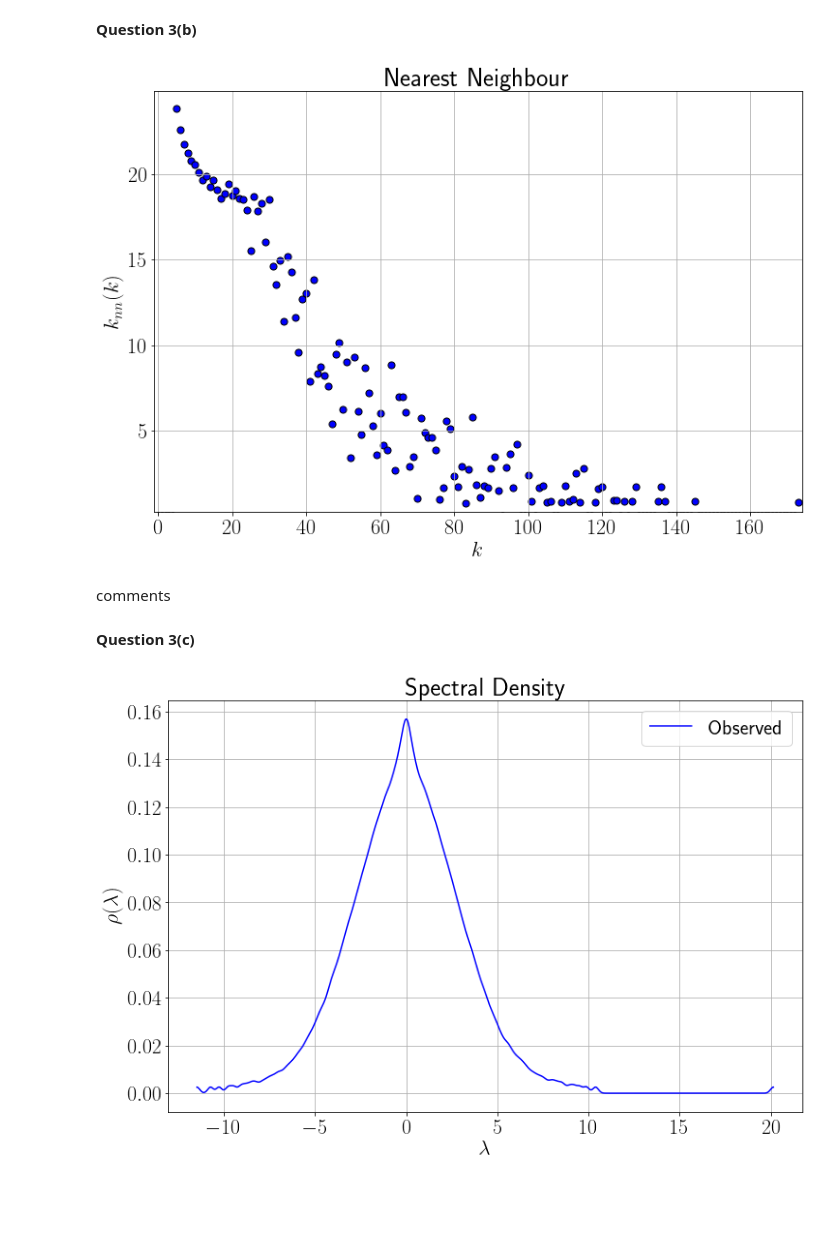
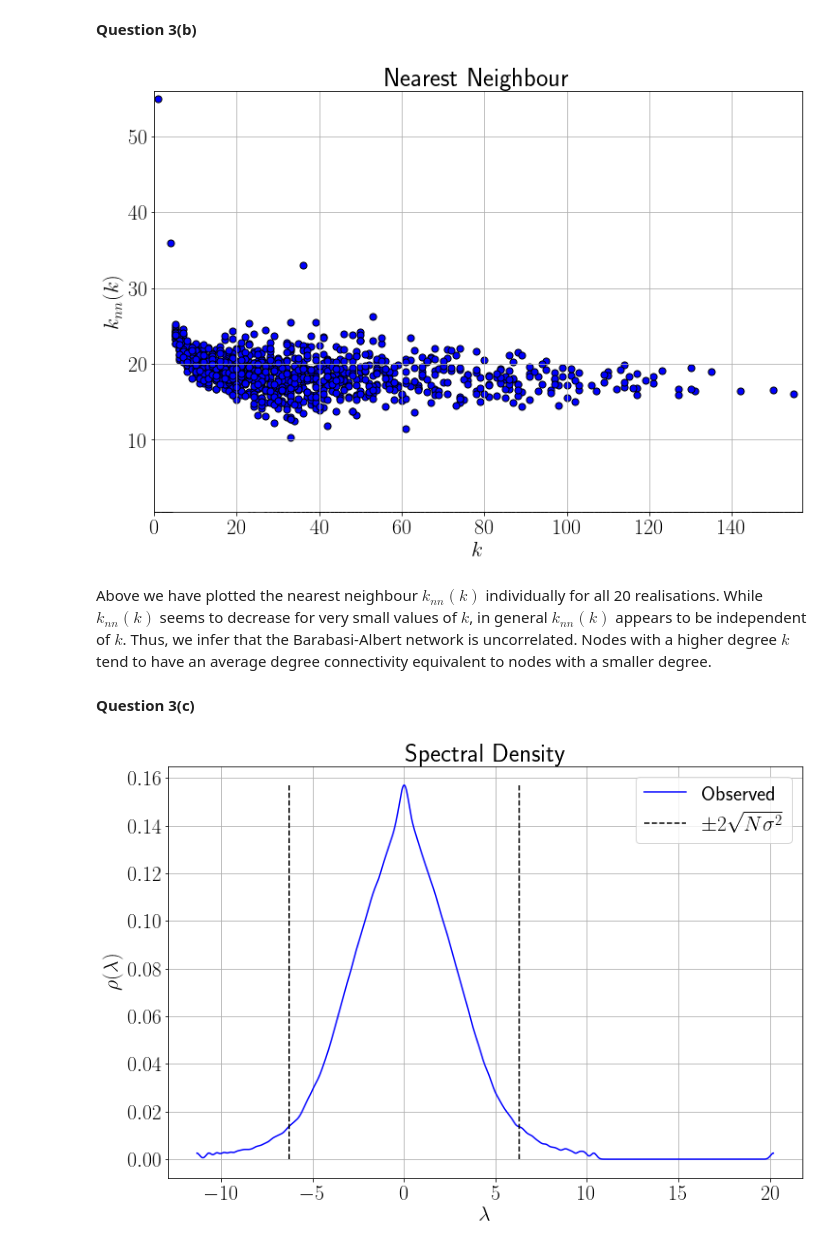
Before and after one commit to ndoyle815/MA933, a Jupyter notebook: MA933_assignment3_2260253.ipynb, the cells around one changed output. Cells and saved outputs as stored; diff of their text form; code cells hidden in the pictures; blank space fills up the shorter version.

```diff
--- a/MA933_assignment3_2260253.ipynb
+++ b/MA933_assignment3_2260253.ipynb
@@ -302,8 +388,9 @@ for z in zs:
     #plot the density
     lambs = np.linspace(avg_evals[j,:].min(), avg_evals[j,:].max(), N)
     plt.plot(lambs, spectral_density(lambs), color=cols[j])
+    # support interval
     plt.vlines([-2*np.sqrt(N*p*(1-p)), +2*np.sqrt(N*p*(1-p))], 0, spectral_density(lambs).max(),
-               color='k', linestyle='dashed')    # support interval
+               color='k', linestyle='dashed', label='$\pm 2 \sqrt{N p(1-p)}$')
 
     plt.xlabel('$\lambda$')
     plt.ylabel('$\\rho(\lambda)$')
@@ -387,0 +462,4 @@ def nearestneighbour(G):
+# %%
+# testing
+G = nx.barabasi_albert_graph(1000, 5)
+nearestneighbour(G)
@@ -397,11 +493,14 @@ degdist = np.zeros(N)     # 20 realisations
 degdist1 = np.zeros(N)    # first realisation only
 
 # nearest neighbour
-knnavg = np.zeros(N)    # 20 realisations
+knn = np.zeros((realisations,N))    # stores nearest neighbour for each realisation
 
 # eigenvalues and their average
 E = np.zeros((realisations,N))
 avg_evals = np.zeros(N)
+
+# variance of adjacency matrix
+var = 0
 
 for r in range(realisations):
     # initialization is a graph with with m nodes and no edges.
@@ -411,8 +510,9 @@ for r in range(realisations):
         degdist1 = degree_distribution(G)[1]
 
     # nearest neighbour
-    knn = nearestneighbour(G)
-    knnavg[:len(knn)] += knn
+    nn = nearestneighbour(G)
+
+    knn[r,:len(nn)] += nn
 
     for i in range(len(dist)):
         degdist[i] += dist[i]
@@ -421,6 +521,9 @@ for r in range(realisations):
     evals, evecs = np.linalg.eig(A)    # calculate eigenvalues
     E[r,:] = np.sort(evals)            # sort in order
 
+    # average variance of entries of A
+    var += variance(np.asarray(A).reshape(-1))/realisations
+
 # aquiring the non-zero end of tail and adjusting the length of degdist accordingly
 kmax = np.nonzero(degdist)[0].max()
 degdist = degdist[:kmax+1]/realisations
@@ -428,9 +531,6 @@ degdist = degdist[:kmax+1]/realisations
 kmax1 = np.nonzero(degdist1)[0].max()
 degdist1 = degdist1[:kmax1+1]
 
-# average over realisations
-knnavg = knnavg/realisations
-
 avg_evals = np.mean(E,axis=0)  #average the eigenvalues over the realisations
 # %% [markdown]
 **Question 3(a)**
@@ -461,22 +561,23 @@ Excluding very low degrees $k$, the degree distribution follows a clear power-la
 # %% [markdown]
 **Question 3(b)**
 # %%
-# maximum non-zero element in knnavg for plotting limits
-knnmax = np.max(np.nonzero(knnavg))
+# maximum non-zero element in knn for plotting limits
+knnmax = np.max(np.nonzero(knn))
 
 #plotting
 fig = plt.figure(figsize = (12,8))
-plt.scatter(range(N), knnavg, color='b', edgecolors='k', s=50)
-plt.xlim([-1,knnmax+1])
-plt.ylim([0.25,knnavg.max()+1])
+for r in range(realisations):
+    plt.scatter(range(N), knn[r,:], color='b', edgecolors='k', s=50)
+plt.xlim([0,knnmax+2])
+plt.ylim([0.5,knn.max()+1])
 plt.xlabel('$k$')
 plt.ylabel('$k_{nn}(k)$')
 plt.title('Nearest Neighbour')
 plt.grid()
 # %% [output]
-[figure, old version]
+[figure, new version]
 # %% [markdown]
-comments
+Above we have plotted the nearest neighbour $k_{nn}(k)$ individually for all 20 realisations. While $k_{nn}(k)$ seems to decrease for very small values of $k$, in general $k_{nn}(k)$ appears to be independent of $k$. Thus, we infer that the Barabasi-Albert network is uncorrelated. Nodes with a higher degree $k$ tend to have an average degree connectivity equivalent to nodes with a smaller degree.
 # %% [markdown]
 **Question 3(c)**
 # %%
@@ -489,6 +590,9 @@ spectral_density = stats.gaussian_kde(avg_evals, bw_method = 0.05)
 #plot the density
 lambs = np.linspace(avg_evals.min(), avg_evals.max(), N)
 plt.plot(lambs, spectral_density(lambs), color='b', label='Observed')
+# support interval
+plt.vlines([-2*np.sqrt(N*var), +2*np.sqrt(N*var)], 0, spectral_density(lambs).max(),
+               color='k', linestyle='dashed', label='$\pm 2 \sqrt{N \sigma^2}$')
 
 plt.xlabel('$\lambda$')
 plt.ylabel('$\\rho(\lambda)$')
@@ -496,5 +600,5 @@ plt.title('Spectral Density')
 plt.legend(loc=0)
 plt.grid()
 # %% [output]
-[figure, old version]
+[figure, new version]
 # %% [markdown]
```
Also changed, not shown: parts of 20 cells of this notebook.
